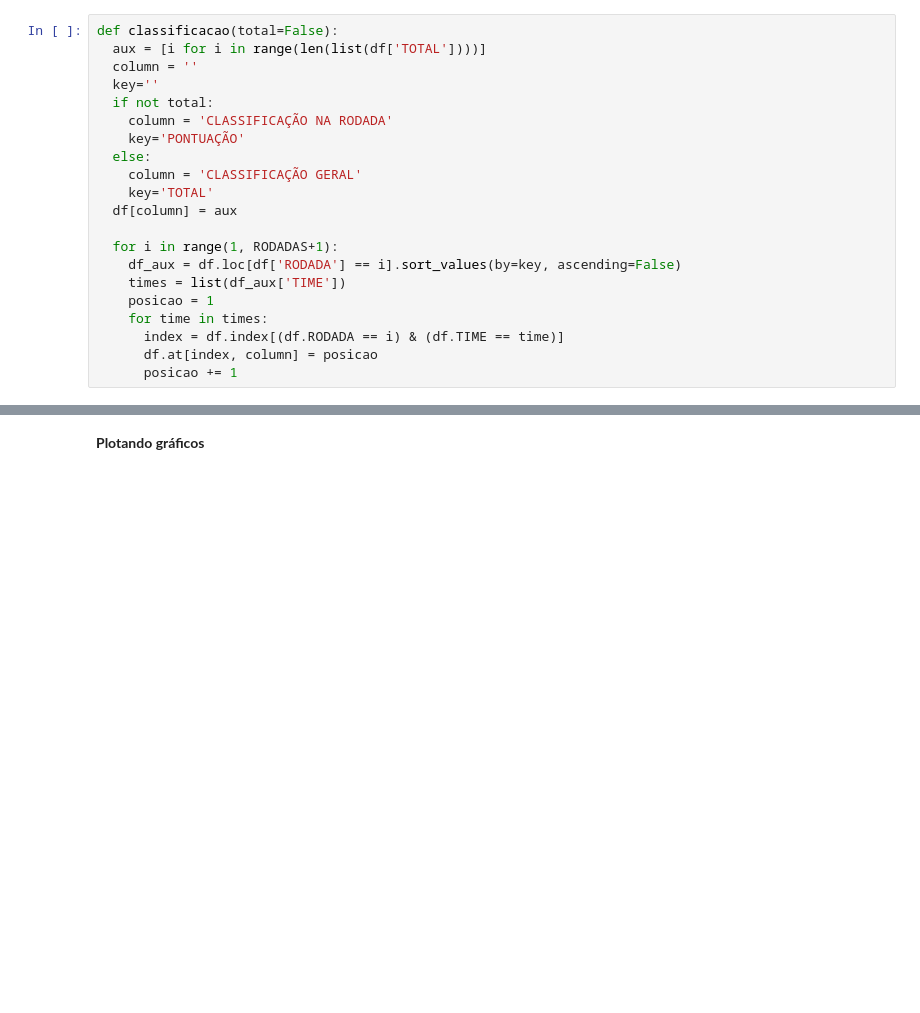
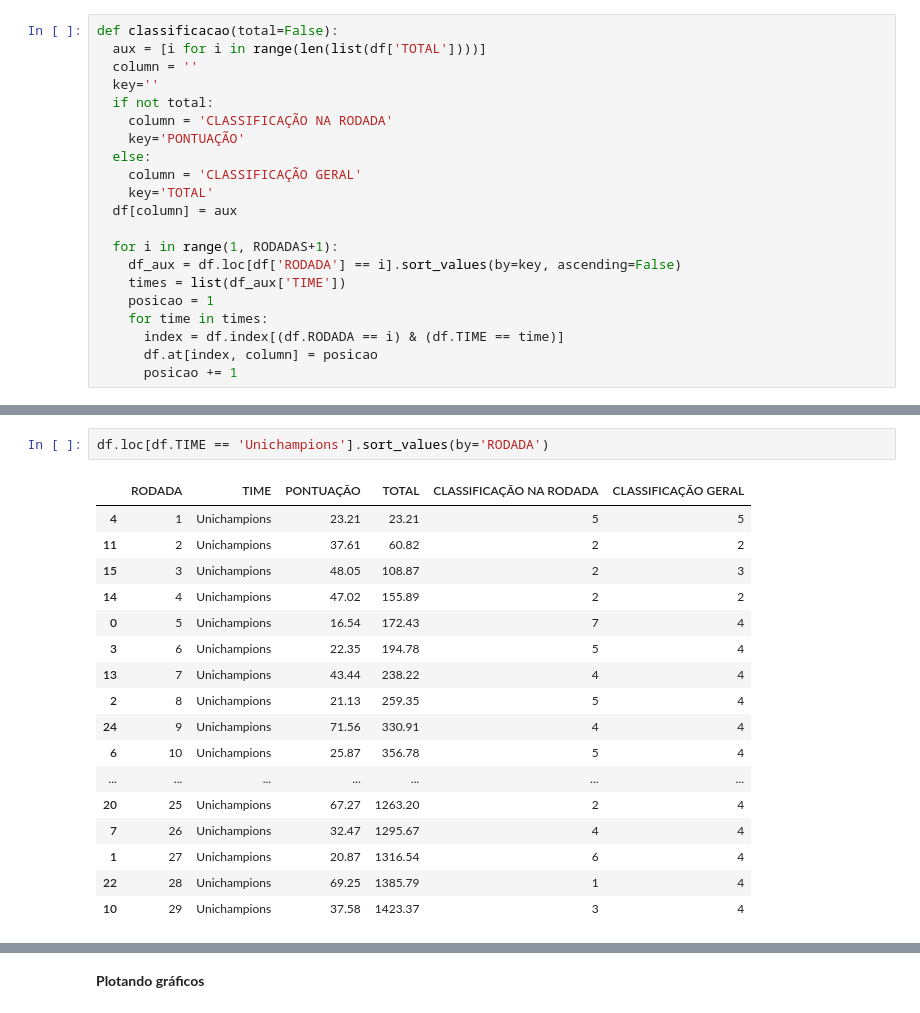
Before and after one commit to Eric-Mendes/estatisticas-quem-cair-calil, a Jupyter notebook: dados_quem_cair_calil_20_21.ipynb, the cells around one changed output, grey strips where cells are left out. Cells and saved outputs as stored; diff of their text form; blank space fills up the shorter version.

```diff
--- a/dados_quem_cair_calil_20_21.ipynb
+++ b/dados_quem_cair_calil_20_21.ipynb
@@ -221,0 +206,20 @@ plt.show()
+# %%
+df.loc[df.TIME == 'Unichampions'].sort_values(by='RODADA')
+# %% [output]
+|  | RODADA | TIME | PONTUAÇÃO | TOTAL | CLASSIFICAÇÃO NA RODADA | CLASSIFICAÇÃO GERAL |
+| 4 | 1 | Unichampions | 23.21 | 23.21 | 5 | 5 |
+| 11 | 2 | Unichampions | 37.61 | 60.82 | 2 | 2 |
+| 15 | 3 | Unichampions | 48.05 | 108.87 | 2 | 3 |
+| 14 | 4 | Unichampions | 47.02 | 155.89 | 2 | 2 |
+| 0 | 5 | Unichampions | 16.54 | 172.43 | 7 | 4 |
+| 3 | 6 | Unichampions | 22.35 | 194.78 | 5 | 4 |
+| 13 | 7 | Unichampions | 43.44 | 238.22 | 4 | 4 |
+| 2 | 8 | Unichampions | 21.13 | 259.35 | 5 | 4 |
+| 24 | 9 | Unichampions | 71.56 | 330.91 | 4 | 4 |
+| 6 | 10 | Unichampions | 25.87 | 356.78 | 5 | 4 |
+| ... | ... | ... | ... | ... | ... | ... |
+| 20 | 25 | Unichampions | 67.27 | 1263.20 | 2 | 4 |
+| 7 | 26 | Unichampions | 32.47 | 1295.67 | 4 | 4 |
+| 1 | 27 | Unichampions | 20.87 | 1316.54 | 6 | 4 |
+| 22 | 28 | Unichampions | 69.25 | 1385.79 | 1 | 4 |
+| 10 | 29 | Unichampions | 37.58 | 1423.37 | 3 | 4 |
```
Also changed, not shown: parts of 14 cells of this notebook.
